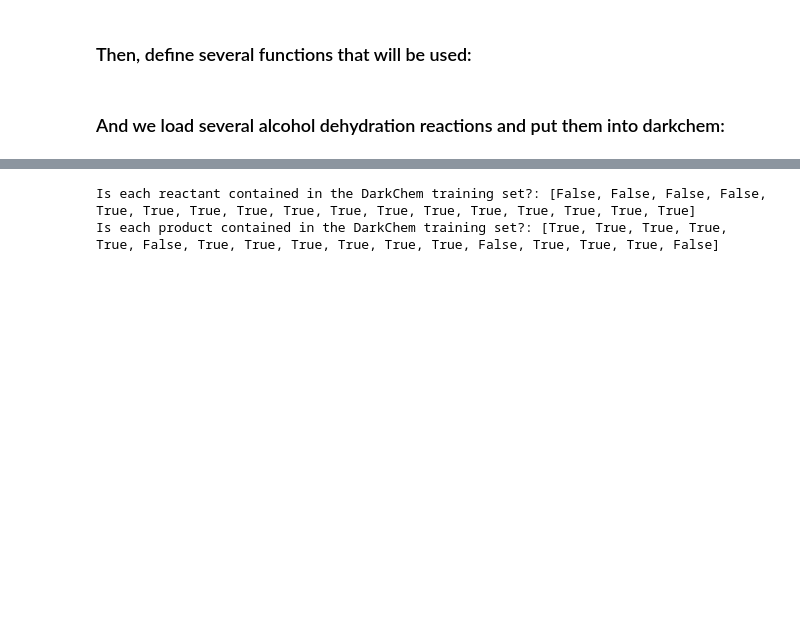
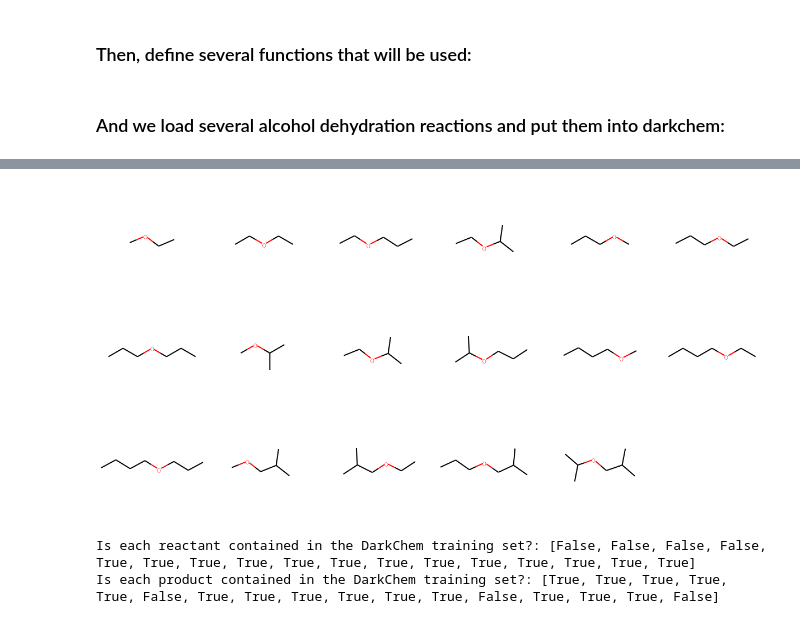
Before and after one commit to UWDIRECT-2019/DarKnight, a Jupyter notebook: darknight/simple_reactions/Avg_rxn_vec_Alcohol_Dehydration.ipynb, the cells around one changed output, grey strips where cells are left out. Saved outputs shown, nothing was run; the diff lists cells and outputs as text; code cells hidden in the pictures; blank space fills up the shorter version.

```diff
--- a/darknight/simple_reactions/Avg_rxn_vec_Alcohol_Dehydration.ipynb
+++ b/darknight/simple_reactions/Avg_rxn_vec_Alcohol_Dehydration.ipynb
@@ -149,2 +154,7 @@ red = {'reactants': data['Reactants'],
+# %%
+# Show the products we loaded
+Chem.Draw.MolsToGridImage([Chem.MolFromSmiles(mol) for mol in alcdhy['products']], molsPerRow=6, subImgSize=(200, 200))
+# %% [output]
+[figure, added]
 # %%
 # Transform the molecules above into vector and check the existance in the training set
```
Also changed, not shown: parts of 9 cells of this notebook.
